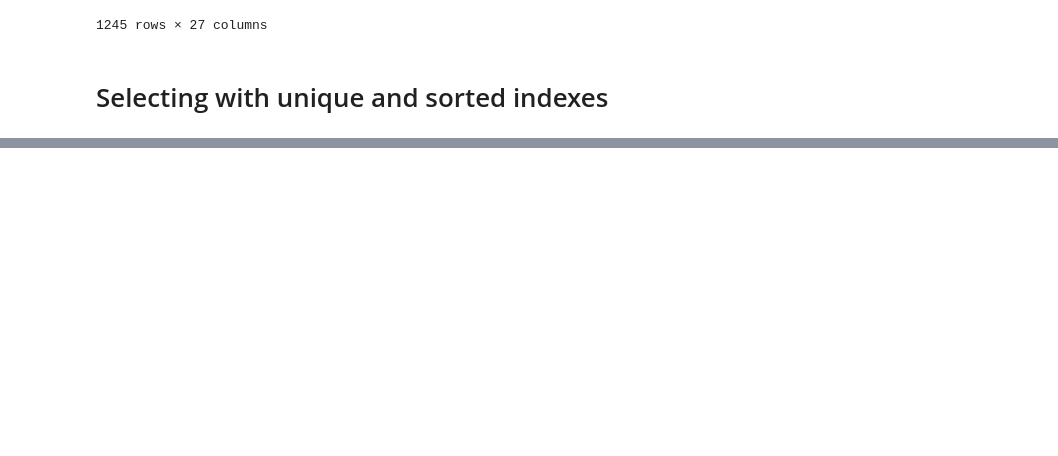
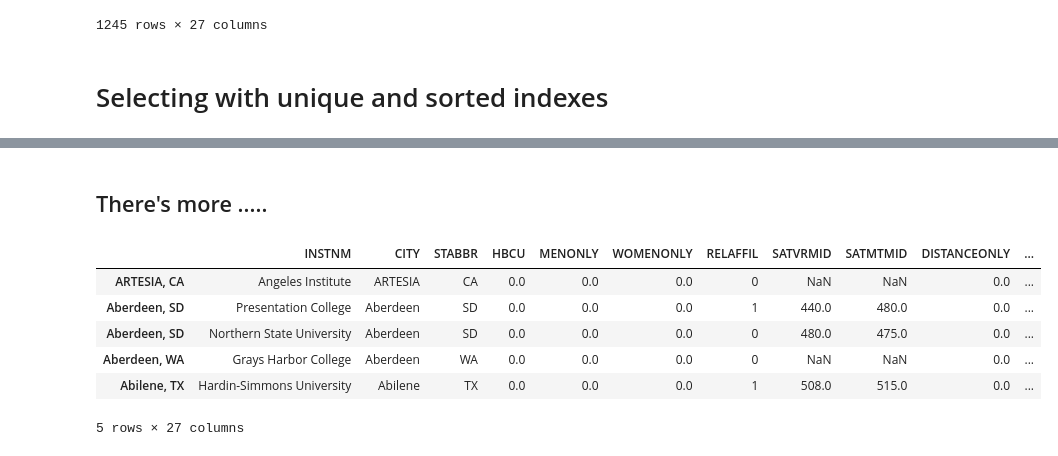
Before and after one commit to tehmeerali786/Pandas-Cookbook, a Jupyter notebook: Chapter 5 Boolean Indexing.ipynb, the cells around one changed output, grey strips where cells are left out. Drawn from its saved outputs; the diff is of its cells as text; code cells hidden in the pictures; blank space fills up the shorter version.

```diff
--- a/Chapter 5 Boolean Indexing.ipynb
+++ b/Chapter 5 Boolean Indexing.ipynb
@@ -264,3 +264,6 @@ college.loc[states1]
 1245 rows × 27 columns
 # %% [markdown]
 # Selecting with unique and sorted indexes
+# %%
+college = pd.read_csv('data/college.csv')
+college2 = college.set_index('STABBR')
@@ -266,0 +291,3 @@ college.loc[states1]
+# %%
+college_unique = college.set_index('INSTNM')
+college_unique.index.is_unique
@@ -266,0 +330,16 @@ college.loc[states1]
+# %% [markdown]
+## There's more .....
+# %%
+college.index = college['CITY'] + ', ' + college['STABBR']
+# %%
+college = college.sort_index()
+# %%
+college.head()
+# %% [output]
+|  | INSTNM | CITY | STABBR | HBCU | MENONLY | WOMENONLY | RELAFFIL | SATVRMID | SATMTMID | DISTANCEONLY | ... |
+| ARTESIA, CA | Angeles Institute | ARTESIA | CA | 0.0 | 0.0 | 0.0 | 0 | NaN | NaN | 0.0 | ... |
+| Aberdeen, SD | Presentation College | Aberdeen | SD | 0.0 | 0.0 | 0.0 | 1 | 440.0 | 480.0 | 0.0 | ... |
+| Aberdeen, SD | Northern State University | Aberdeen | SD | 0.0 | 0.0 | 0.0 | 0 | 480.0 | 475.0 | 0.0 | ... |
+| Aberdeen, WA | Grays Harbor College | Aberdeen | WA | 0.0 | 0.0 | 0.0 | 0 | NaN | NaN | 0.0 | ... |
+| Abilene, TX | Hardin-Simmons University | Abilene | TX | 0.0 | 0.0 | 0.0 | 1 | 508.0 | 515.0 | 0.0 | ... |
+5 rows × 27 columns
```
Also changed, not shown: parts of 22 cells of this notebook.
